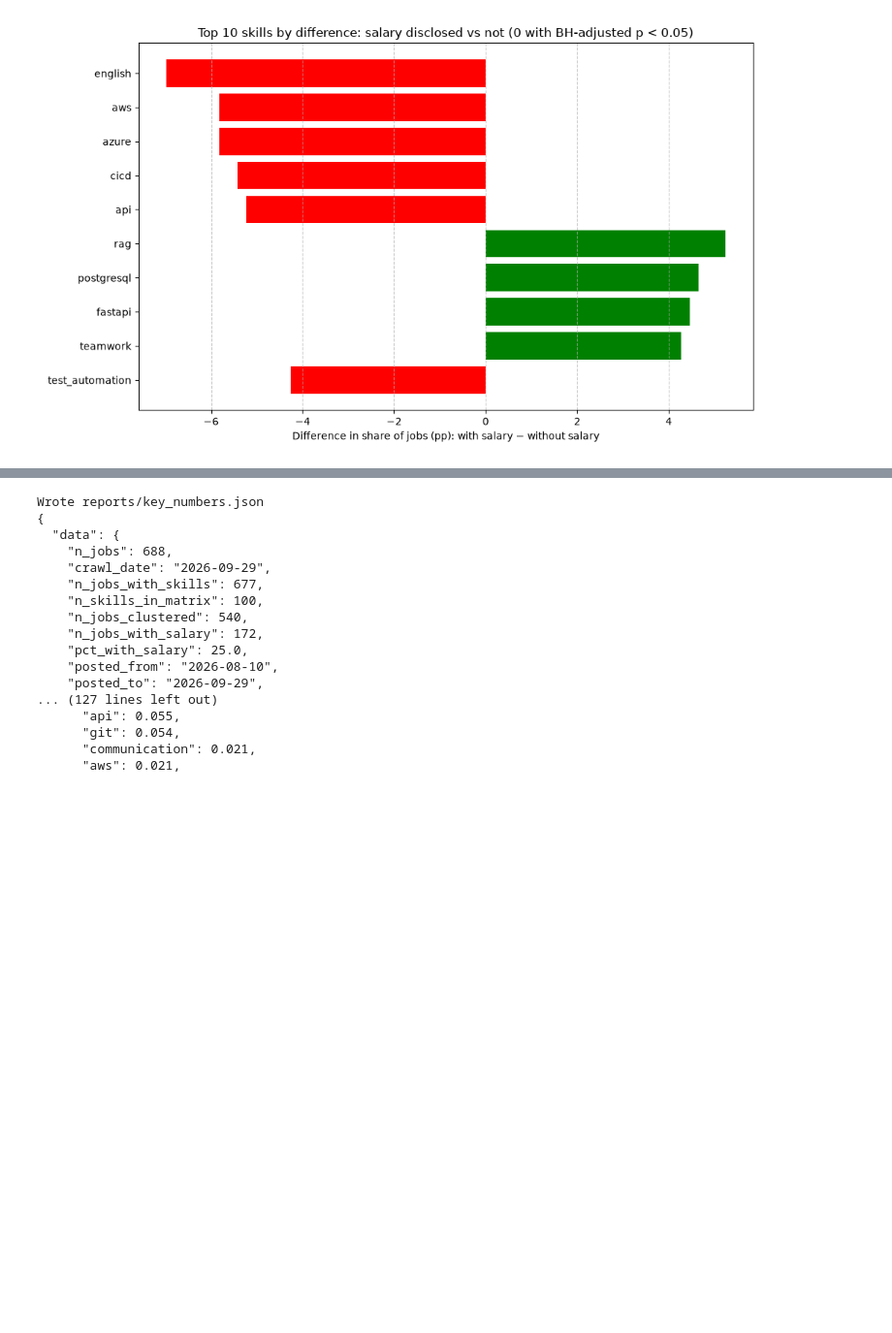
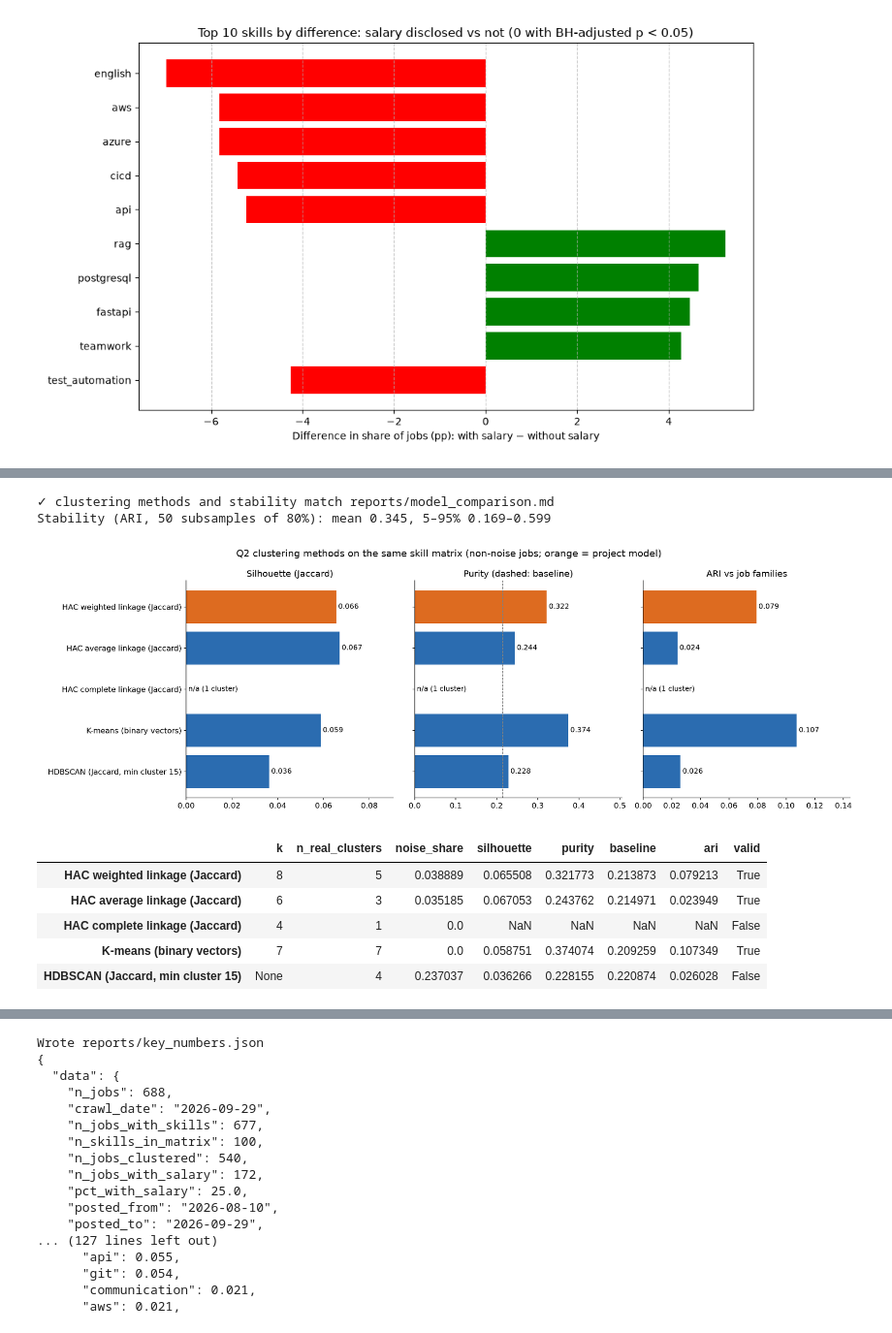
Before and after one commit to dogtoro/Labor-Market-Intelligence, a Jupyter notebook: notebooks/final_notebook.ipynb, the cells around one changed output, grey strips where cells are left out. Shown at 97% size. Saved outputs shown, nothing was run; the diff lists cells and outputs as text; code cells hidden in the pictures; blank space fills up the shorter version.

```diff
--- a/notebooks/final_notebook.ipynb
+++ b/notebooks/final_notebook.ipynb
@@ -432,0 +474,26 @@ for name in ["bias_levels.png", "bias_skills.png"]:
+# %%
+# Q2 — clustering methods + stability of the project model
+groups_by_job = jobs["expertise_group"]
+clu_table, clu_labels, M, _ = cmp.compare_clustering(raw_skills, groups_by_job)
+project_method = "HAC weighted linkage (Jaccard)"
+assert (cluster_labels.set_index("job_id").loc[M.index, "cluster"].to_numpy() == clu_labels[project_method]).all()
+stability = cmp.clustering_stability(M, int(clu_table.loc[project_method, "k"]))
+assert f"mean {stability.mean():.3f}" in cmp_md, "stability does not match reports/model_comparison.md"
+for name in clu_table.index:
+    assert f"| {name} |" in cmp_md
+print("✓ clustering methods and stability match reports/model_comparison.md")
+print(f"Stability (ARI, {len(stability)} subsamples of 80%): mean {stability.mean():.3f}, "
+      f"5–95% {np.percentile(stability, 5):.3f}–{np.percentile(stability, 95):.3f}")
+cmp.plot_clustering(clu_table, ROOT / "reports" / "figures" / "model_compare_clustering.png")
+display(Image(filename=str(ROOT / "reports" / "figures" / "model_compare_clustering.png"), width=900))
+clu_table[["k", "n_real_clusters", "noise_share", "silhouette", "purity", "baseline", "ari", "valid"]]
+# %% [output]
+✓ clustering methods and stability match reports/model_comparison.md
+Stability (ARI, 50 subsamples of 80%): mean 0.345, 5–95% 0.169–0.599
+[figure, added]
+|  | k | n_real_clusters | noise_share | silhouette | purity | baseline | ari | valid |
+| HAC weighted linkage (Jaccard) | 8 | 5 | 0.038889 | 0.065508 | 0.321773 | 0.213873 | 0.079213 | True |
+| HAC average linkage (Jaccard) | 6 | 3 | 0.035185 | 0.067053 | 0.243762 | 0.214971 | 0.023949 | True |
+| HAC complete linkage (Jaccard) | 4 | 1 | 0.0 | NaN | NaN | NaN | NaN | False |
+| K-means (binary vectors) | 7 | 7 | 0.0 | 0.058751 | 0.374074 | 0.209259 | 0.107349 | True |
+| HDBSCAN (Jaccard, min cluster 15) | None | 4 | 0.237037 | 0.036266 | 0.228155 | 0.220874 | 0.026028 | False |
```
Also changed, not shown: parts of 9 cells of this notebook, 15 other files.
